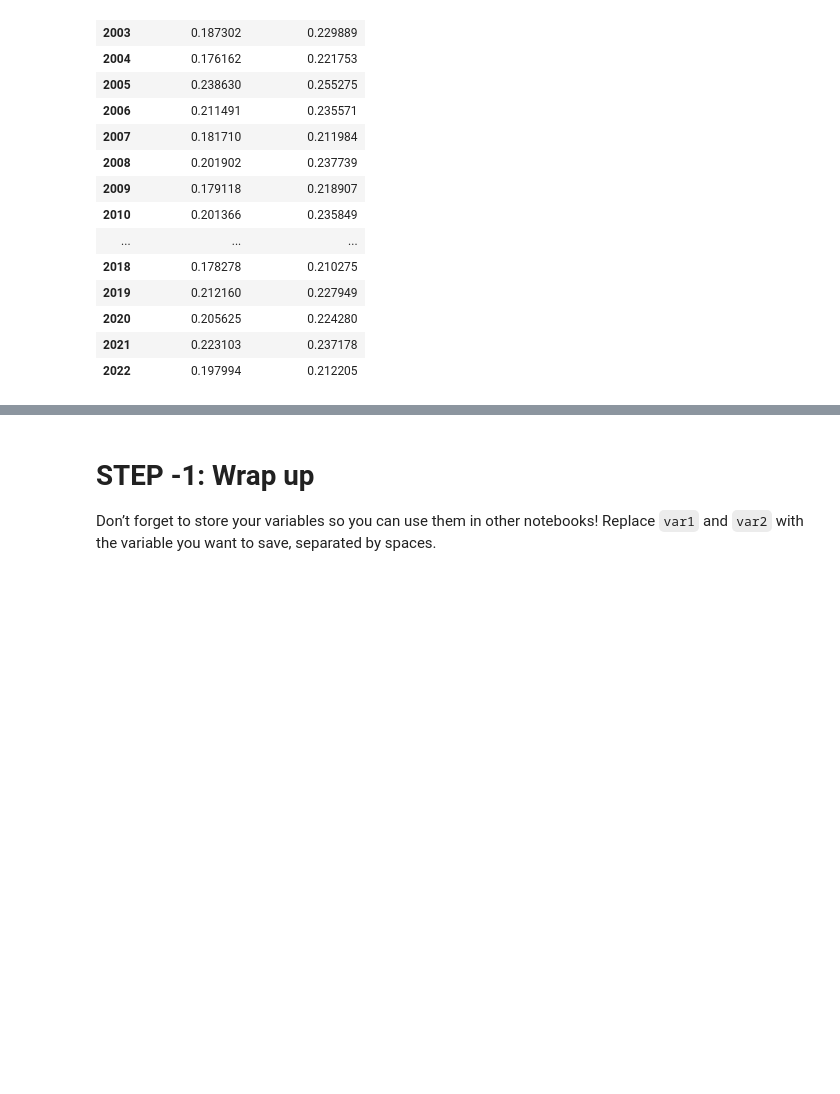
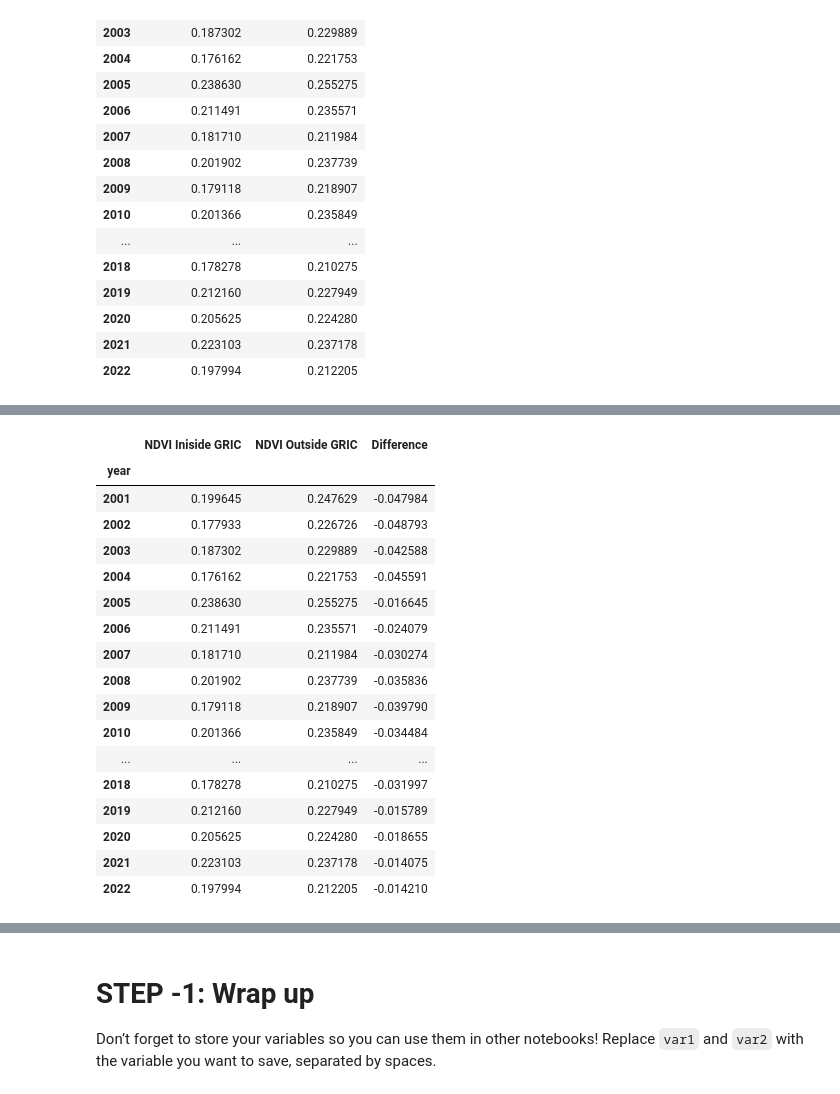
Before and after one commit to earthlab-education/04-vegetation-hellafolk, a Jupyter notebook: notebooks/vegetation-04-summarize.ipynb, the cells around one changed output, grey strips where cells are left out. Saved outputs shown, nothing was run; the diff lists cells and outputs as text; code cells hidden in the pictures; blank space fills up the shorter version.

Commit message:
finished difference plots

```diff
--- a/notebooks/vegetation-04-summarize.ipynb
+++ b/notebooks/vegetation-04-summarize.ipynb
@@ -193,4 +193,27 @@ july_ndvi_df.hvplot(title='Mean July NDVI Inside and Outside GRIC')
 # %% [output]
 [interactive output not drawn]
 # %%
-# Plot mean NDVI difference inside and outside the boundary
+# Calculate mean NDVI difference inside and outside the boundary
+july_ndvi_df['Difference'] = (july_ndvi_df['NDVI Iniside GRIC']
+                              - july_ndvi_df['NDVI Outside GRIC']
+)
+july_ndvi_df
+# %% [output]
+|  | NDVI Iniside GRIC | NDVI Outside GRIC | Difference |
+| year |  |  |  |
+| 2001 | 0.199645 | 0.247629 | -0.047984 |
+| 2002 | 0.177933 | 0.226726 | -0.048793 |
+| 2003 | 0.187302 | 0.229889 | -0.042588 |
+| 2004 | 0.176162 | 0.221753 | -0.045591 |
+| 2005 | 0.238630 | 0.255275 | -0.016645 |
+| 2006 | 0.211491 | 0.235571 | -0.024079 |
+| 2007 | 0.181710 | 0.211984 | -0.030274 |
+| 2008 | 0.201902 | 0.237739 | -0.035836 |
+| 2009 | 0.179118 | 0.218907 | -0.039790 |
+| 2010 | 0.201366 | 0.235849 | -0.034484 |
+| ... | ... | ... | ... |
+| 2018 | 0.178278 | 0.210275 | -0.031997 |
+| 2019 | 0.212160 | 0.227949 | -0.015789 |
+| 2020 | 0.205625 | 0.224280 | -0.018655 |
+| 2021 | 0.223103 | 0.237178 | -0.014075 |
+| 2022 | 0.197994 | 0.212205 | -0.014210 |
```
Also changed, not shown: parts of 3 cells of this notebook.
